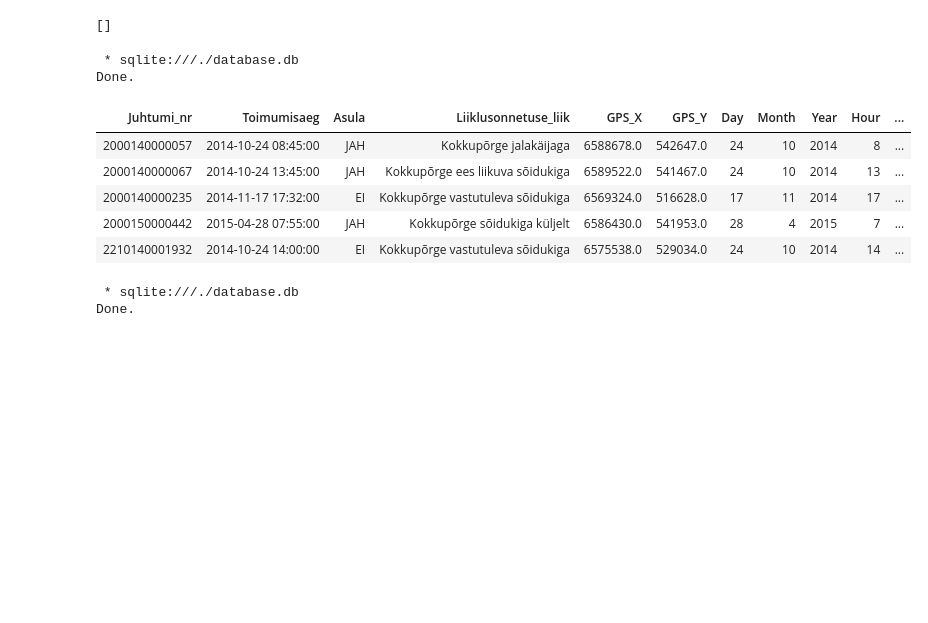
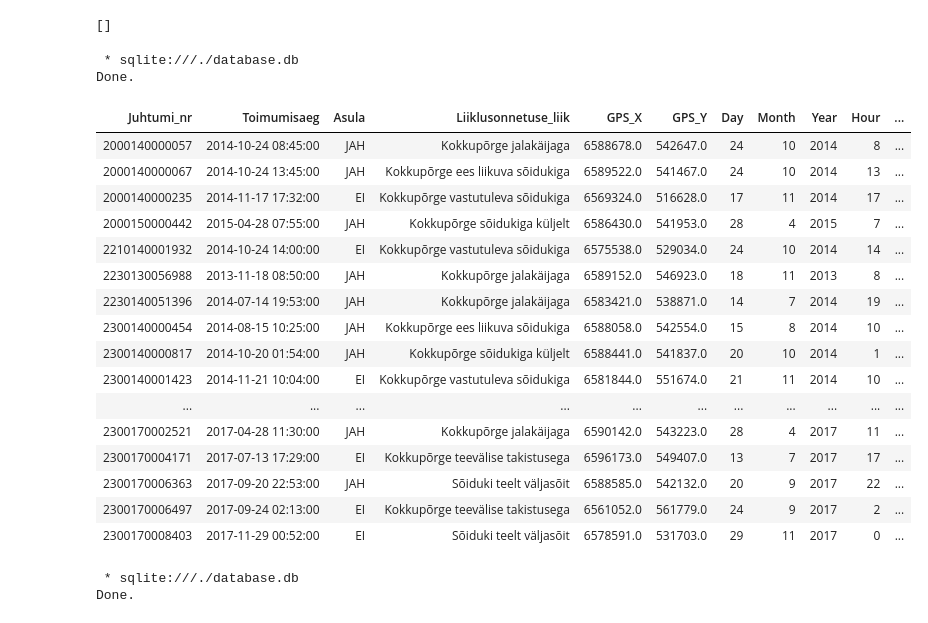
Before and after one commit to andreoja/andmetehnika_projekt, a Jupyter notebook: closest_traffic_feature.ipynb, the cells around one changed output. Cells and saved outputs as stored; diff of their text form; code cells hidden in the pictures; blank space fills up the shorter version.

```diff
--- a/closest_traffic_feature.ipynb
+++ b/closest_traffic_feature.ipynb
@@ -57,16 +57,27 @@ Done.
 # %%
 %%sql
 
-SELECT * FROM liiklusonnetus LIMIT 5;
+SELECT * FROM liiklusonnetus LIMIT 50;
 # %% [output]
  * sqlite:///./database.db
 Done.
 | Juhtumi_nr | Toimumisaeg | Asula | Liiklusonnetuse_liik | GPS_X | GPS_Y | Day | Month | Year | Hour | ... |
 | 2000140000057 | 2014-10-24 08:45:00 | JAH | Kokkupõrge jalakäijaga | 6588678.0 | 542647.0 | 24 | 10 | 2014 | 8 | ... |
 | 2000140000067 | 2014-10-24 13:45:00 | JAH | Kokkupõrge ees liikuva sõidukiga | 6589522.0 | 541467.0 | 24 | 10 | 2014 | 13 | ... |
 | 2000140000235 | 2014-11-17 17:32:00 | EI | Kokkupõrge vastutuleva sõidukiga | 6569324.0 | 516628.0 | 17 | 11 | 2014 | 17 | ... |
 | 2000150000442 | 2015-04-28 07:55:00 | JAH | Kokkupõrge sõidukiga küljelt | 6586430.0 | 541953.0 | 28 | 4 | 2015 | 7 | ... |
 | 2210140001932 | 2014-10-24 14:00:00 | EI | Kokkupõrge vastutuleva sõidukiga | 6575538.0 | 529034.0 | 24 | 10 | 2014 | 14 | ... |
+| 2230130056988 | 2013-11-18 08:50:00 | JAH | Kokkupõrge jalakäijaga | 6589152.0 | 546923.0 | 18 | 11 | 2013 | 8 | ... |
+| 2230140051396 | 2014-07-14 19:53:00 | JAH | Kokkupõrge jalakäijaga | 6583421.0 | 538871.0 | 14 | 7 | 2014 | 19 | ... |
+| 2300140000454 | 2014-08-15 10:25:00 | JAH | Kokkupõrge ees liikuva sõidukiga | 6588058.0 | 542554.0 | 15 | 8 | 2014 | 10 | ... |
+| 2300140000817 | 2014-10-20 01:54:00 | JAH | Kokkupõrge sõidukiga küljelt | 6588441.0 | 541837.0 | 20 | 10 | 2014 | 1 | ... |
+| 2300140001423 | 2014-11-21 10:04:00 | EI | Kokkupõrge vastutuleva sõidukiga | 6581844.0 | 551674.0 | 21 | 11 | 2014 | 10 | ... |
+| ... | ... | ... | ... | ... | ... | ... | ... | ... | ... | ... |
+| 2300170002521 | 2017-04-28 11:30:00 | JAH | Kokkupõrge jalakäijaga | 6590142.0 | 543223.0 | 28 | 4 | 2017 | 11 | ... |
+| 2300170004171 | 2017-07-13 17:29:00 | EI | Kokkupõrge teevälise takistusega | 6596173.0 | 549407.0 | 13 | 7 | 2017 | 17 | ... |
+| 2300170006363 | 2017-09-20 22:53:00 | JAH | Sõiduki teelt väljasõit | 6588585.0 | 542132.0 | 20 | 9 | 2017 | 22 | ... |
+| 2300170006497 | 2017-09-24 02:13:00 | EI | Kokkupõrge teevälise takistusega | 6561052.0 | 561779.0 | 24 | 9 | 2017 | 2 | ... |
+| 2300170008403 | 2017-11-29 00:52:00 | EI | Sõiduki teelt väljasõit | 6578591.0 | 531703.0 | 29 | 11 | 2017 | 0 | ... |
 # %%
 %%sql
 
```
Also changed, not shown: parts of 6 cells of this notebook, 1 other file.
